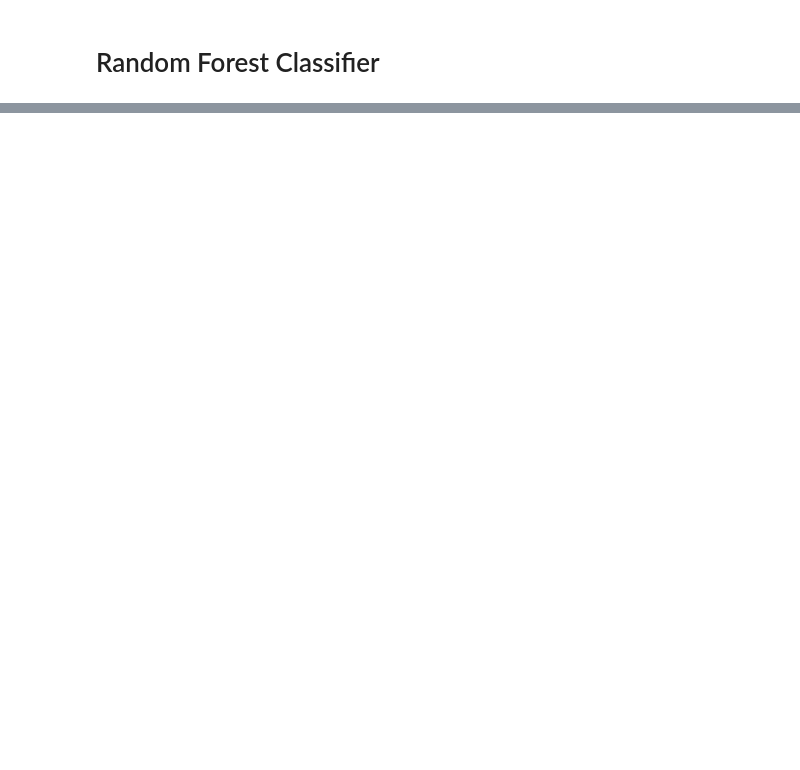
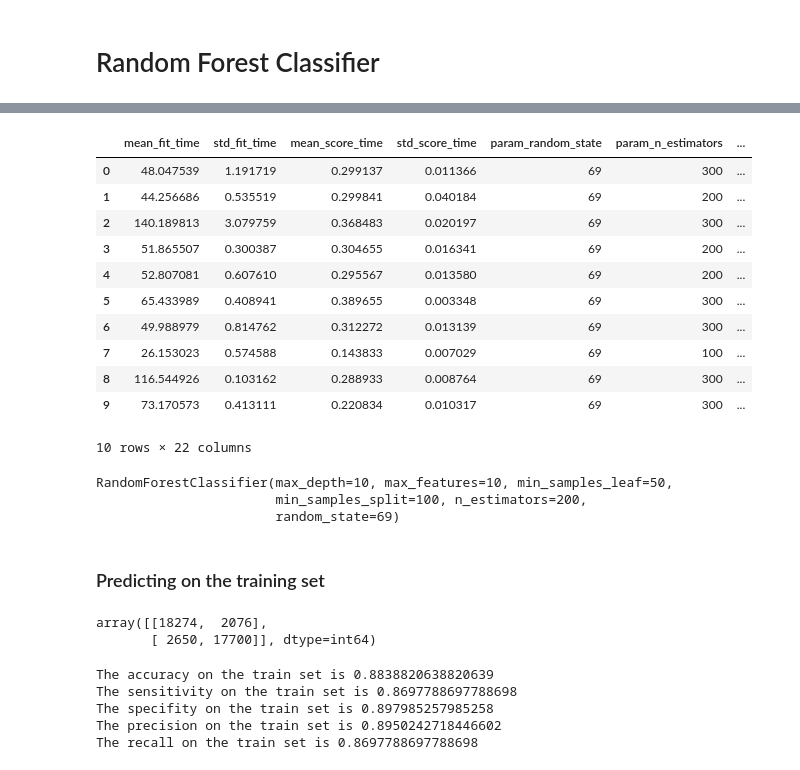
Before and after one commit to kapeesh-kaul/telecom-churn-modeling, a Jupyter notebook: notebook.ipynb, the cells around one changed output, grey strips where cells are left out. Cells and saved outputs as stored; diff of their text form; code cells hidden in the pictures; blank space fills up the shorter version.

```diff
--- a/notebook.ipynb
+++ b/notebook.ipynb
@@ -608,15 +599,18 @@ params = {
     'min_samples_leaf': [50, 100, 150],
     'min_samples_split': [50, 100, 150],
     'n_estimators': [100,200,300],
-    'max_features': [10, 20]
+    'max_features': [10, 20],
+    'random_state': [69]
 }
 
-model_cv = GridSearchCV(estimator = RandomForestClassifier(),
-                           param_grid = params,
+model_cv = RandomizedSearchCV(estimator = RandomForestClassifier(),
+                           param_distributions = params,
                            cv = 3,
+                           scoring='recall',
                            n_jobs = -1,
                            verbose = 1,
-                           return_train_score=True)
+                           return_train_score=True,
+                           random_state=69)
 
 # Fit the model
 model_cv.fit(X_train_pca, y_train)
@@ -624,0 +628,25 @@ Fitting 3 folds for each of 162 candidates, totalling 486 fits
+# %%
+cv_results = pd.DataFrame(model_cv.cv_results_)
+cv_results
+# %% [output]
+|  | mean_fit_time | std_fit_time | mean_score_time | std_score_time | param_random_state | param_n_estimators | ... |
+| 0 | 48.047539 | 1.191719 | 0.299137 | 0.011366 | 69 | 300 | ... |
+| 1 | 44.256686 | 0.535519 | 0.299841 | 0.040184 | 69 | 200 | ... |
+| 2 | 140.189813 | 3.079759 | 0.368483 | 0.020197 | 69 | 300 | ... |
+| 3 | 51.865507 | 0.300387 | 0.304655 | 0.016341 | 69 | 200 | ... |
+| 4 | 52.807081 | 0.607610 | 0.295567 | 0.013580 | 69 | 200 | ... |
+| 5 | 65.433989 | 0.408941 | 0.389655 | 0.003348 | 69 | 300 | ... |
+| 6 | 49.988979 | 0.814762 | 0.312272 | 0.013139 | 69 | 300 | ... |
+| 7 | 26.153023 | 0.574588 | 0.143833 | 0.007029 | 69 | 100 | ... |
+| 8 | 116.544926 | 0.103162 | 0.288933 | 0.008764 | 69 | 300 | ... |
+| 9 | 73.170573 | 0.413111 | 0.220834 | 0.010317 | 69 | 300 | ... |
+10 rows × 22 columns
+# %%
+rf = model_cv.best_estimator_
+rf
+# %% [output]
+RandomForestClassifier(max_depth=10, max_features=10, min_samples_leaf=50,
+                       min_samples_split=100, n_estimators=200,
+                       random_state=69)
+# %% [markdown]
+### Predicting on the training set
@@ -624,0 +656,19 @@ Fitting 3 folds for each of 162 candidates, totalling 486 fits
+# %%
+# cheicking the confusion matrix
+confusion
+# %% [output]
+array([[18274,  2076],
+       [ 2650, 17700]], dtype=int64)
+# %%
+# printing evaluation metrics on the training set
+print('The accuracy on the train set is', confusion_metrics(confusion)['accuracy'])
+print('The sensitivity on the train set is', confusion_metrics(confusion)['sensitivity'])
+print('The specifity on the train set is', confusion_metrics(confusion)['specifity'])
+print('The precision on the train set is', confusion_metrics(confusion)['precision'])
+print('The recall on the train set is', confusion_metrics(confusion)['recall'])
+# %% [output]
+The accuracy on the train set is 0.8838820638820639
+The sensitivity on the train set is 0.8697788697788698
+The specifity on the train set is 0.897985257985258
+The precision on the train set is 0.8950242718446602
+The recall on the train set is 0.8697788697788698
```
Also changed, not shown: parts of 38 cells of this notebook.
